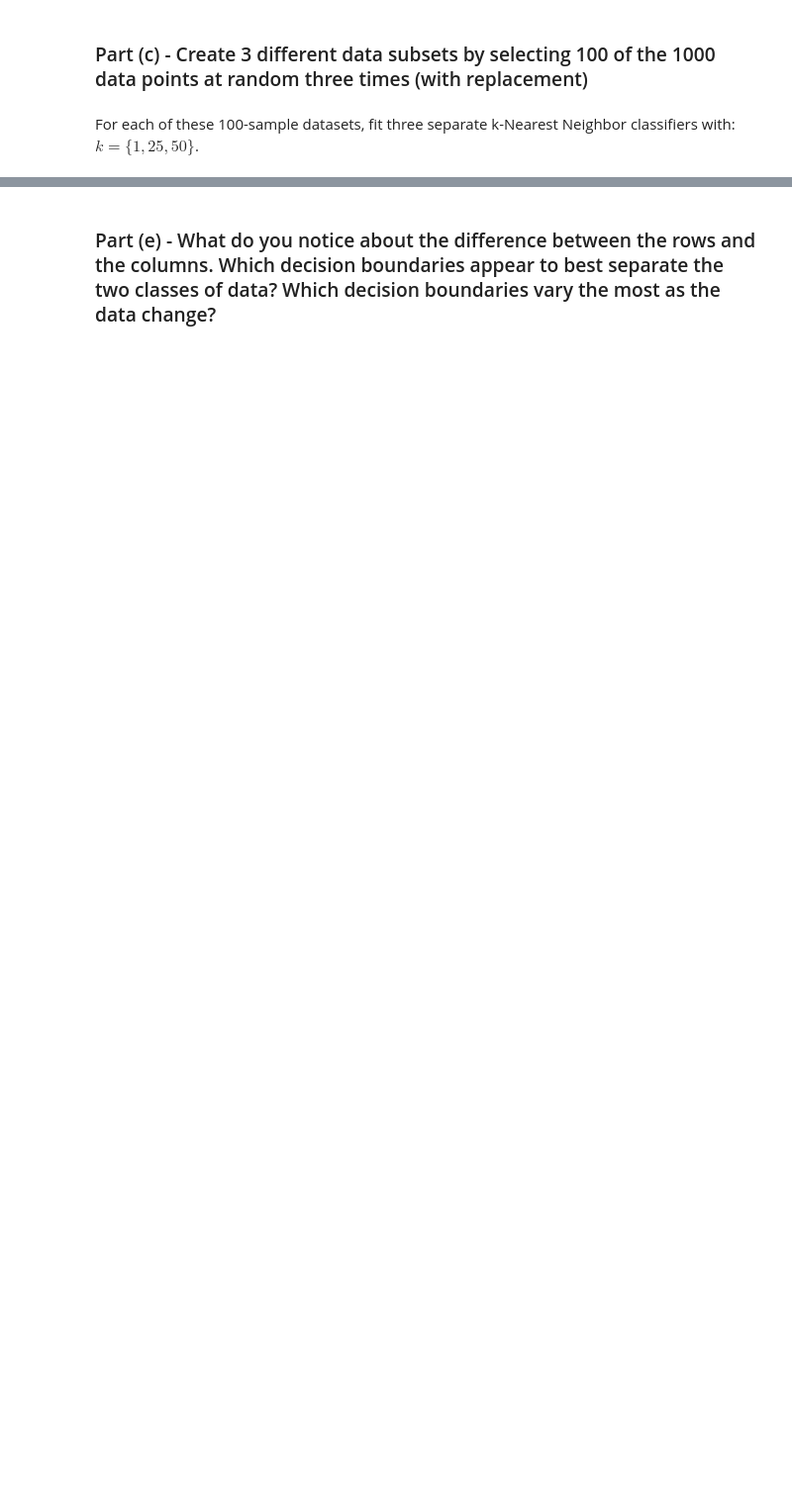
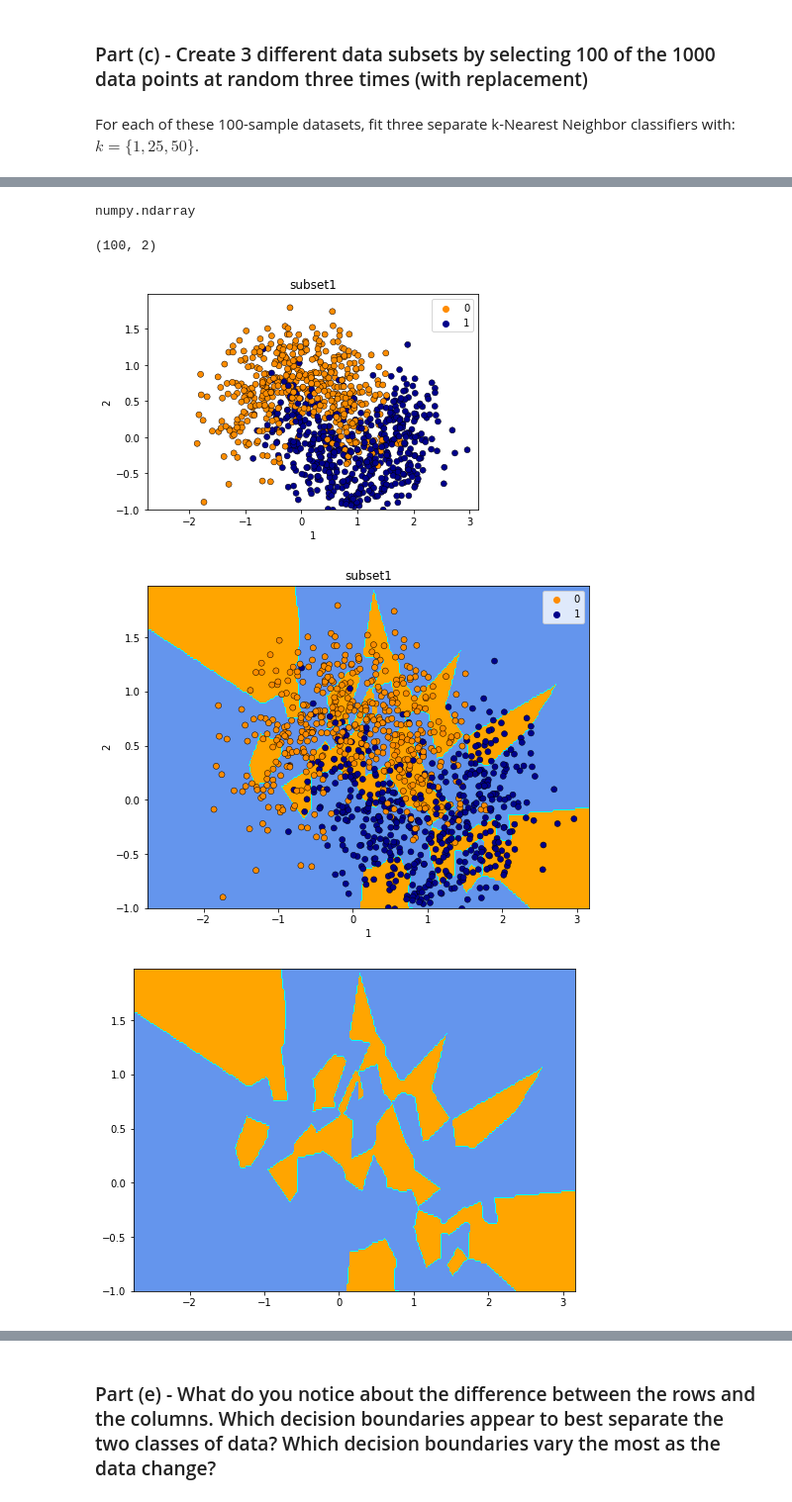
Before and after one commit to FR-Schwartz/ids705, a Jupyter notebook: assignments/Assignment_2_Fides Schwartz.ipynb, the cells around one changed output, grey strips where cells are left out. Shown at 99% size. Drawn from its saved outputs; the diff is of its cells as text; code cells hidden in the pictures; blank space fills up the shorter version.

```diff
--- a/assignments/Assignment_2_Fides Schwartz.ipynb
+++ b/assignments/Assignment_2_Fides Schwartz.ipynb
@@ -430,8 +488,13 @@ subset3y = random.choices(y, weights=None, cum_weights=None, k=100)
 # %% [markdown]
 For each of these 100-sample datasets, fit three separate k-Nearest Neighbor classifiers with: $k = \{1, 25, 50\}$.
 # %%
-# Implement KNN using sklearn for k=1
-knn1 = KNeighborsClassifier(n_neighbors=1)
+# Implement KNN using sklearn for subset 1
+knn1_1 = KNeighborsClassifier(n_neighbors=1)
+knn1_2 = KNeighborsClassifier(n_neighbors=25)
+knn1_3 = KNeighborsClassifier(n_neighbors=50)
 
-set1 = knn1.fit(subset1, subset1y)
+# Fit KNN
+set1_1 = knn1_1.fit(subset1, subset1y)
+set1_2 = knn1_2.fit(subset1, subset1y)
+set1_3 = knn1_3.fit(subset1, subset1y)
 # %%
@@ -448,0 +520,19 @@ set3 = knn3.fit(subset3, subset3y)
+# %%
+# Convert subsets to numpy arrays for plotting
+subset1 = np.asarray(subset1)
+subset2 = np.asarray(subset2)
+subset3 = np.asarray(subset3)
+
+subset1y = np.asarray(subset1y)
+subset2y = np.asarray(subset2y)
+subset3y = np.asarray(subset3y)
+# %%
+# check that conversion worked
+type(subset1)
+# %% [output]
+numpy.ndarray
+# %%
+# check shape of array
+subset1.shape
+# %% [output]
+(100, 2)
@@ -448,0 +542,42 @@ set3 = knn3.fit(subset3, subset3y)
+# %%
+from matplotlib.colors import ListedColormap
+
+h = 0.02  # step size in the mesh
+
+# Create color maps
+cmap_light = ListedColormap(["orange", "cyan", "cornflowerblue"])
+cmap_bold = ["darkorange", "darkblue"]
+
+# Plot the decision boundary. For that, we will assign a color to each
+# point in the mesh [x_min, x_max]x[y_min, y_max].
+for weights in ["uniform", "distance"]:
+    x_min, x_max = subset1.min() - 1, subset1.max() + 1
+    y_min, y_max = subset1y.min() - 1, subset1y.max() + 1
+    xx, yy = np.meshgrid(np.arange(x_min, x_max, h), np.arange(y_min, y_max, h))
+    Z = knn1_1.predict(np.c_[xx.ravel(), yy.ravel()])
+
+    sns.scatterplot(
+        x=X[:, 0],
+        y=X[:, 1],
+        hue=y,
+        palette=cmap_bold,
+        alpha=1.0,
+        edgecolor="black",
+        )
+    plt.xlim(xx.min(), xx.max())
+    plt.ylim(yy.min(), yy.max())
+    plt.title(
+        "subset1"
+        )
+    plt.xlabel("1")
+    plt.ylabel("2")
+
+    # Put the result into a color plot
+    Z = Z.reshape(xx.shape)
+    plt.figure(figsize=(8, 6))
+    plt.contourf(xx, yy, Z, cmap=cmap_light)
+plt.show()
+# %% [output]
+[figure, added]
+[figure, added]
+[figure, added]
```
Also changed, not shown: parts of 31 cells of this notebook.
